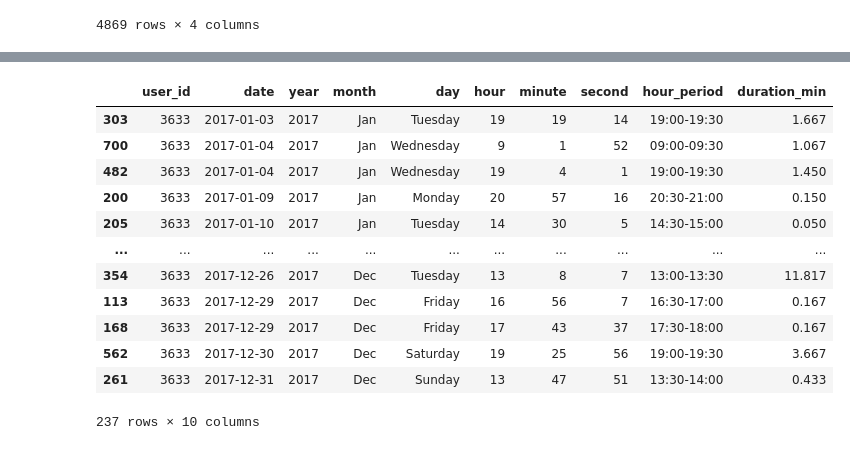
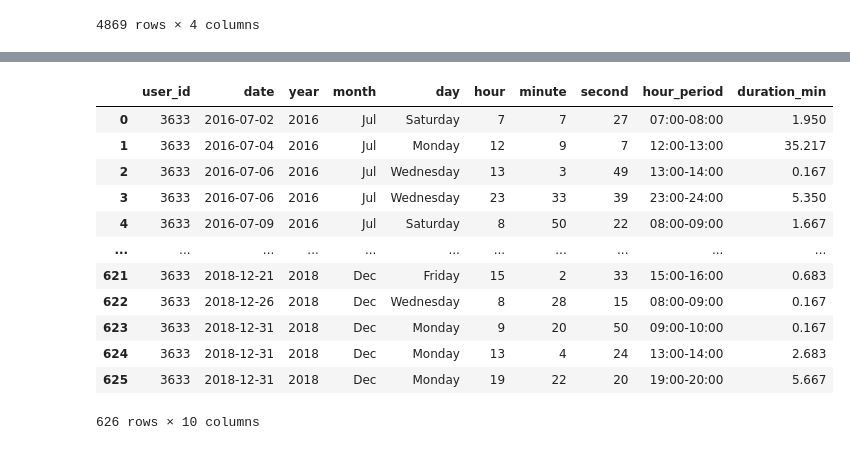
Before and after one commit to astenast/Smartphone_User_Engagement, a Jupyter notebook: Classification.ipynb, the cells around one changed output, grey strips where cells are left out. Cells and saved outputs as stored; diff of their text form; code cells hidden in the pictures.

```diff
--- a/Classification.ipynb
+++ b/Classification.ipynb
@@ -3,5 +9,5 @@ import pandas as pd
 # %%
-df = pd.read_csv('sample_data.csv').drop(columns=['Unnamed: 0'])
+df = pd.read_csv('data/sample_data_hour.csv').drop(columns=['Unnamed: 0'])
 df_tmp = df[df['duration_min'] < 30]
 # %%
 quantiles = df_tmp['duration_min'].quantile([.33, .66, .98, 1])
@@ -150,17 +158,17 @@ extreme
 # %%
-df_3633 = df[(df.user_id == 3633) & (df.year == 2017)].sort_values(['date', 'hour_period'])
+df_3633 = df[df.user_id == 3633].sort_values(['date', 'hour_period']).reset_index(drop=True)
 df_3633
 # %% [output]
 |  | user_id | date | year | month | day | hour | minute | second | hour_period | duration_min |
-| 303 | 3633 | 2017-01-03 | 2017 | Jan | Tuesday | 19 | 19 | 14 | 19:00-19:30 | 1.667 |
-| 700 | 3633 | 2017-01-04 | 2017 | Jan | Wednesday | 9 | 1 | 52 | 09:00-09:30 | 1.067 |
-| 482 | 3633 | 2017-01-04 | 2017 | Jan | Wednesday | 19 | 4 | 1 | 19:00-19:30 | 1.450 |
-| 200 | 3633 | 2017-01-09 | 2017 | Jan | Monday | 20 | 57 | 16 | 20:30-21:00 | 0.150 |
-| 205 | 3633 | 2017-01-10 | 2017 | Jan | Tuesday | 14 | 30 | 5 | 14:30-15:00 | 0.050 |
+| 0 | 3633 | 2016-07-02 | 2016 | Jul | Saturday | 7 | 7 | 27 | 07:00-08:00 | 1.950 |
+| 1 | 3633 | 2016-07-04 | 2016 | Jul | Monday | 12 | 9 | 7 | 12:00-13:00 | 35.217 |
+| 2 | 3633 | 2016-07-06 | 2016 | Jul | Wednesday | 13 | 3 | 49 | 13:00-14:00 | 0.167 |
+| 3 | 3633 | 2016-07-06 | 2016 | Jul | Wednesday | 23 | 33 | 39 | 23:00-24:00 | 5.350 |
+| 4 | 3633 | 2016-07-09 | 2016 | Jul | Saturday | 8 | 50 | 22 | 08:00-09:00 | 1.667 |
 | ... | ... | ... | ... | ... | ... | ... | ... | ... | ... | ... |
-| 354 | 3633 | 2017-12-26 | 2017 | Dec | Tuesday | 13 | 8 | 7 | 13:00-13:30 | 11.817 |
-| 113 | 3633 | 2017-12-29 | 2017 | Dec | Friday | 16 | 56 | 7 | 16:30-17:00 | 0.167 |
-| 168 | 3633 | 2017-12-29 | 2017 | Dec | Friday | 17 | 43 | 37 | 17:30-18:00 | 0.167 |
-| 562 | 3633 | 2017-12-30 | 2017 | Dec | Saturday | 19 | 25 | 56 | 19:00-19:30 | 3.667 |
-| 261 | 3633 | 2017-12-31 | 2017 | Dec | Sunday | 13 | 47 | 51 | 13:30-14:00 | 0.433 |
+| 621 | 3633 | 2018-12-21 | 2018 | Dec | Friday | 15 | 2 | 33 | 15:00-16:00 | 0.683 |
+| 622 | 3633 | 2018-12-26 | 2018 | Dec | Wednesday | 8 | 28 | 15 | 08:00-09:00 | 0.167 |
+| 623 | 3633 | 2018-12-31 | 2018 | Dec | Monday | 9 | 20 | 50 | 09:00-10:00 | 0.167 |
+| 624 | 3633 | 2018-12-31 | 2018 | Dec | Monday | 13 | 4 | 24 | 13:00-14:00 | 2.683 |
+| 625 | 3633 | 2018-12-31 | 2018 | Dec | Monday | 19 | 22 | 20 | 19:00-20:00 | 5.667 |
-237 rows × 10 columns
+626 rows × 10 columns
```
Also changed, not shown: parts of 17 cells of this notebook, 3 other files.
